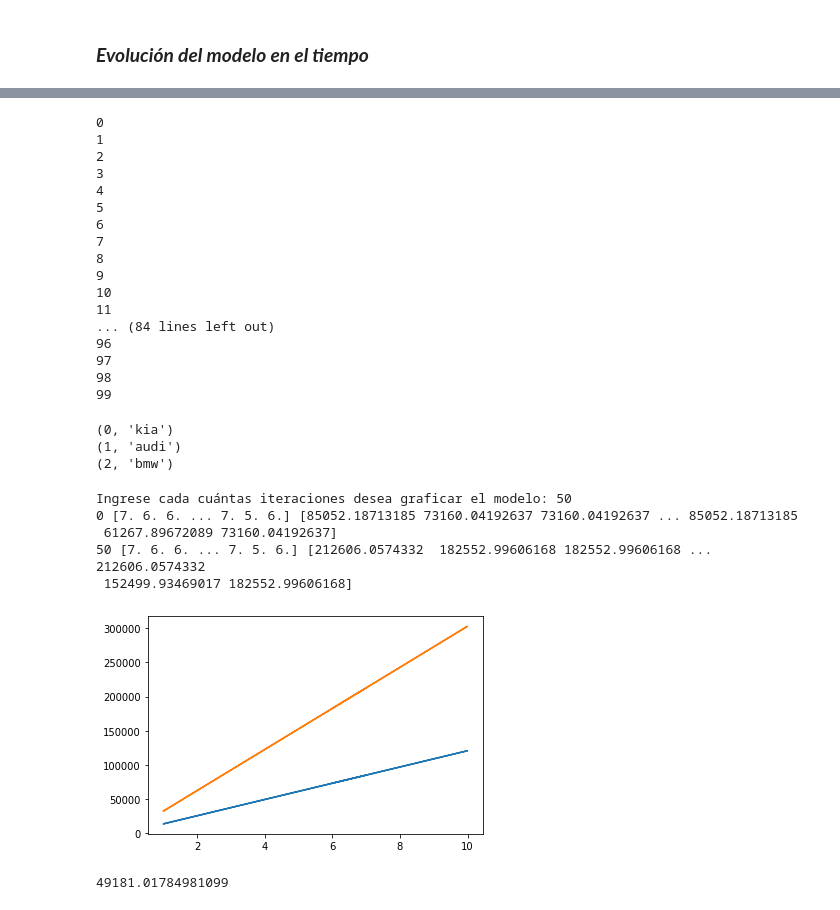
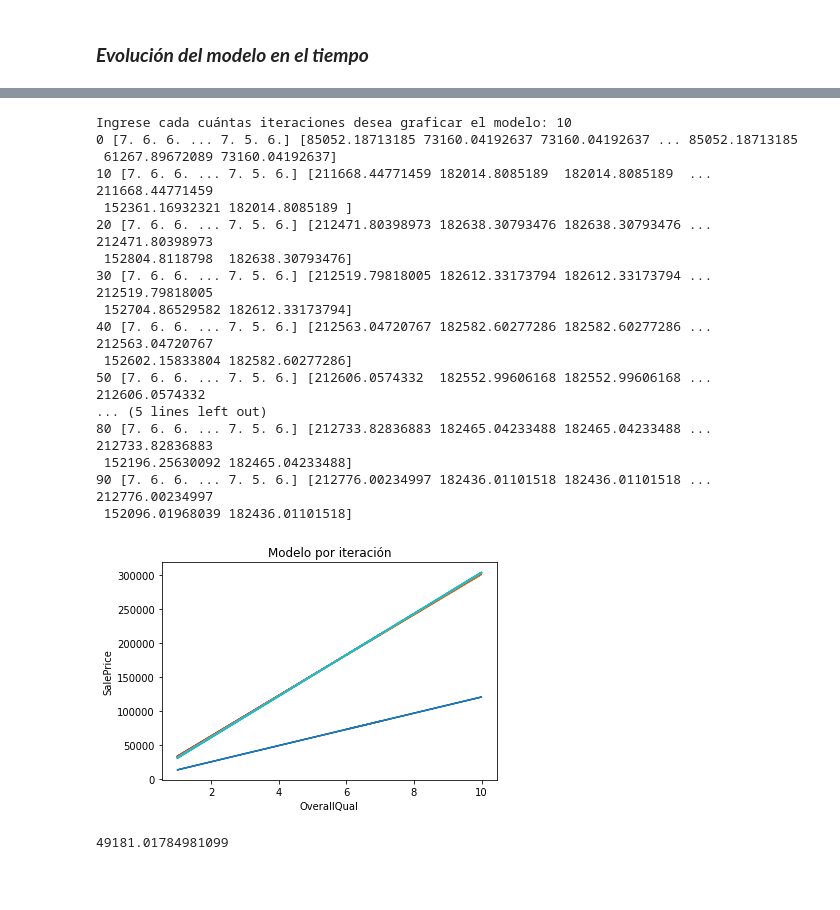
Before and after one commit to PaolaMG9/Ciencia-de-Datos-en-Python, a Jupyter notebook: PROYECTO.ipynb, the cells around one changed output, grey strips where cells are left out. Drawn from its saved outputs; the diff is of its cells as text; code cells hidden in the pictures; blank space fills up the shorter version.

```diff
--- a/PROYECTO.ipynb
+++ b/PROYECTO.ipynb
@@ -369,9 +358,0 @@ array([212813.78237392, 182410.00436548, 182410.00436548, ...,
-# %%
-for index, valor in enumerate(b0Array):
-
-  y_preds_temp = valor + b1Array[index]*X
-
-tabla = pd.DataFrame(X, y_preds_temp).reset_index()
-tabla.columns = ['Y', 'X']
-tabla.plot(kind = "line")
-  #tabla
@@ -381,53 +359,38 @@ tabla.plot(kind = "line")
-# %%
-for index, valor in enumerate(b0Array):
-  y_preds_temp = valor + b1Array[index]*X
-  print(index)
-# %% [output]
-0
-1
-2
-3
-4
-5
-6
-7
-8
-9
-10
-11
-... (84 lines left out)
-96
-97
-98
-99
-# %%
-cars = ['kia', 'audi', 'bmw']
-for car in enumerate(cars):
-  print(car)
-# %% [output]
-(0, 'kia')
-(1, 'audi')
-(2, 'bmw')
 # %%
 imprimir_graf=0
 n = int(input('Ingrese cada cuántas iteraciones desea graficar el modelo: '))
 multiplo = epoch / n #15/3 = 5 5, 10, 15, 20, 25
 fin = 0
 inicio_graf= 0
 for index, valor in enumerate(b0Array):
   y_preds_temp = valor + b1Array[index]*X
   if inicio_graf == fin:
     fin = index + n
     plt.plot(X, y_preds_temp)
+    plt.title("Modelo por iteración")
+    plt.xlabel("OverallQual")
+    plt.ylabel("SalePrice")
     print(index, X, y_preds_temp)
   inicio_graf = inicio_graf + 1
 # %% [output]
-Ingrese cada cuántas iteraciones desea graficar el modelo: 50
+Ingrese cada cuántas iteraciones desea graficar el modelo: 10
 0 [7. 6. 6. ... 7. 5. 6.] [85052.18713185 73160.04192637 73160.04192637 ... 85052.18713185
  61267.89672089 73160.04192637]
+10 [7. 6. 6. ... 7. 5. 6.] [211668.44771459 182014.8085189  182014.8085189  ... 211668.44771459
+ 152361.16932321 182014.8085189 ]
+20 [7. 6. 6. ... 7. 5. 6.] [212471.80398973 182638.30793476 182638.30793476 ... 212471.80398973
+ 152804.8118798  182638.30793476]
+30 [7. 6. 6. ... 7. 5. 6.] [212519.79818005 182612.33173794 182612.33173794 ... 212519.79818005
+ 152704.86529582 182612.33173794]
+40 [7. 6. 6. ... 7. 5. 6.] [212563.04720767 182582.60277286 182582.60277286 ... 212563.04720767
+ 152602.15833804 182582.60277286]
 50 [7. 6. 6. ... 7. 5. 6.] [212606.0574332  182552.99606168 182552.99606168 ... 212606.0574332
- 152499.93469017 182552.99606168]
+... (5 lines left out)
+80 [7. 6. 6. ... 7. 5. 6.] [212733.82836883 182465.04233488 182465.04233488 ... 212733.82836883
+ 152196.25630092 182465.04233488]
+90 [7. 6. 6. ... 7. 5. 6.] [212776.00234997 182436.01101518 182436.01101518 ... 212776.00234997
+ 152096.01968039 182436.01101518]
-[figure, old version]
+[figure, new version]
 # %%
 try:
   n = int(input('Ingrese cada cuántas iteraciones desea graficar el modelo: '))
```
Also changed, not shown: parts of 3 cells of this notebook.
